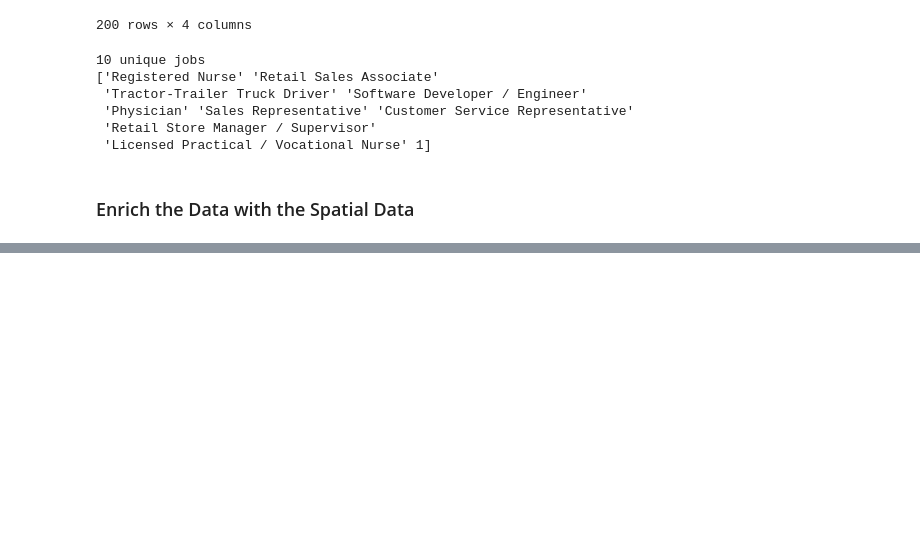
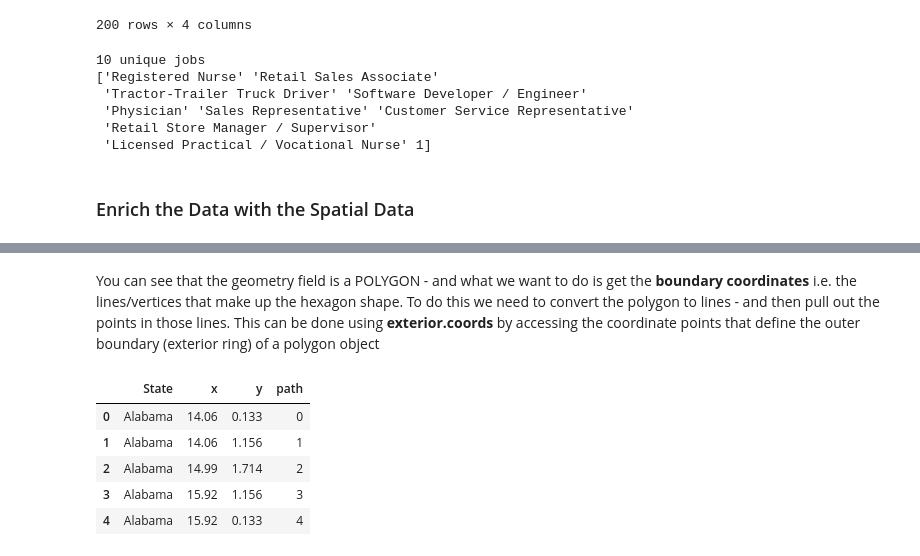
Before and after one commit to allisonljones-code/Makeover_Monday, a Jupyter notebook: Makeover_Monday_2026_W4_Job_Title_in_Highest_Demand.ipynb, the cells around one changed output, grey strips where cells are left out. Drawn from its saved outputs; the diff is of its cells as text; code cells hidden in the pictures; blank space fills up the shorter version.

```diff
--- a/Makeover_Monday_2026_W4_Job_Title_in_Highest_Demand.ipynb
+++ b/Makeover_Monday_2026_W4_Job_Title_in_Highest_Demand.ipynb
@@ -148,0 +175,22 @@ DataSourceError: C:\Users\allis\Downloads\HexStatesPadded\HexStatesPadded\HexSta
+# %% [markdown]
+You can see that the geometry field is a POLYGON - and what we want to do is get the **boundary coordinates** i.e. the lines/vertices that make up the hexagon shape. To do this we need to convert the polygon to lines - and then pull out the points in those lines. This can be done using **exterior.coords** by accessing the coordinate points that define the outer boundary (exterior ring) of a polygon object
+# %%
+rows = []
+
+for _, r in hex_gdf.iterrows():
+    state = r["State"]
+    coords = list(r.geometry.exterior.coords)  #exterior.coords gives the ordered vertices around the polygon /  coordinate points that define the outer boundary (exterior ring) of a polygon object
+
+    for path, (x, y) in enumerate(coords):
+        rows.append({"State": state, "x": x, "y": y, "path": path}) #that path is what tells tableau to connect all the parts back into a hexagon shape
+
+hex_points_clean = pd.DataFrame(rows)
+
+hex_points_clean.head()
+# %% [output]
+|  | State | x | y | path |
+| 0 | Alabama | 14.06 | 0.133 | 0 |
+| 1 | Alabama | 14.06 | 1.156 | 1 |
+| 2 | Alabama | 14.99 | 1.714 | 2 |
+| 3 | Alabama | 15.92 | 1.156 | 3 |
+| 4 | Alabama | 15.92 | 0.133 | 4 |
```
Also changed, not shown: parts of 14 cells of this notebook, 1 other file.
